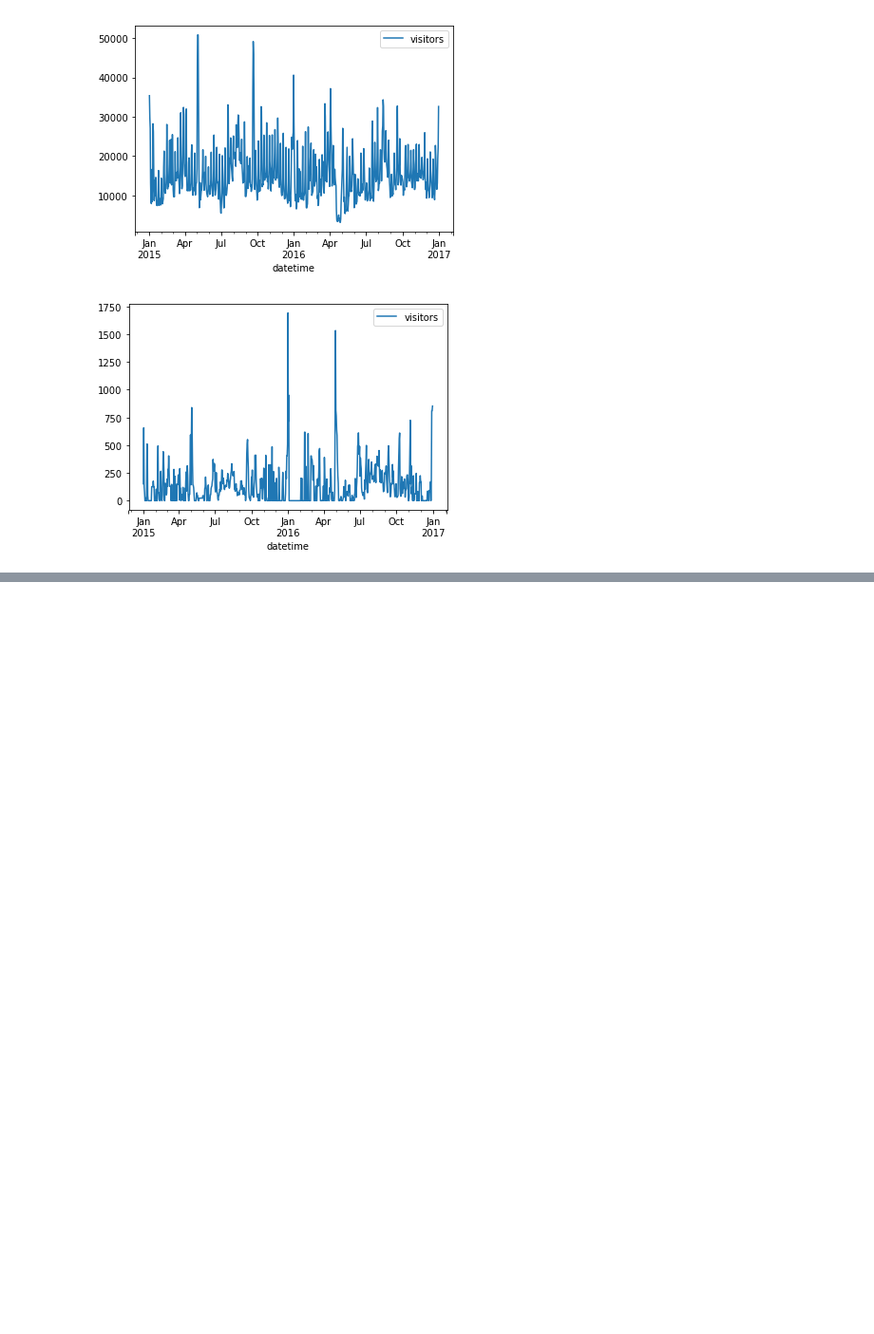
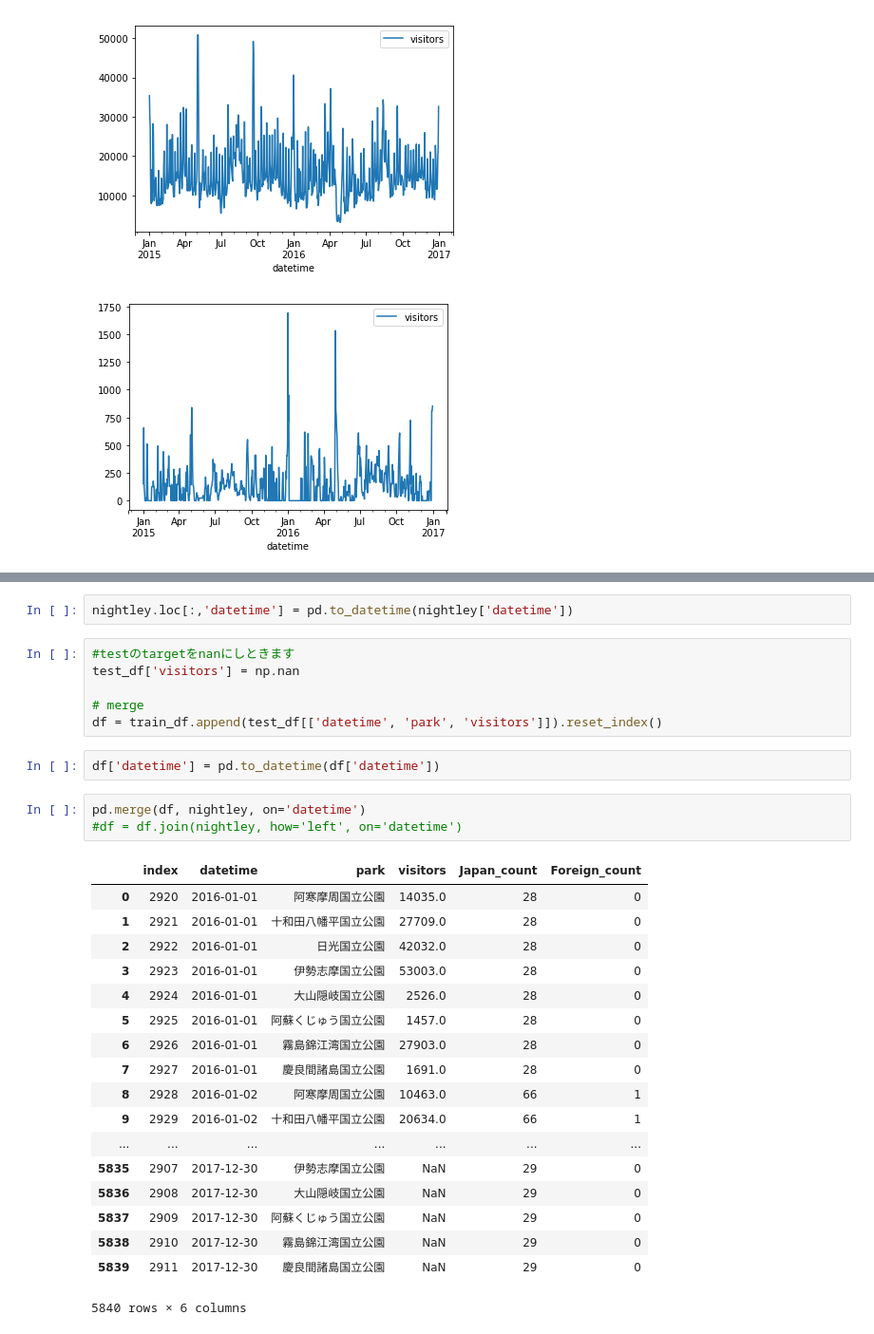
Before and after one commit to Hesene/National-Parks, a Jupyter notebook: src/EDA.ipynb, the cells around one changed output, grey strips where cells are left out. Shown: that part at 95% size. Cells and saved outputs as stored; diff of their text form; blank space fills up the shorter version.

```diff
--- a/src/EDA.ipynb
+++ b/src/EDA.ipynb
@@ -313,0 +379,32 @@ for park in parks:
+# %%
+nightley.loc[:,'datetime'] = pd.to_datetime(nightley['datetime'])
+# %%
+#testのtargetをnanにしときます
+test_df['visitors'] = np.nan
+
+# merge
+df = train_df.append(test_df[['datetime', 'park', 'visitors']]).reset_index()
+# %%
+df['datetime'] = pd.to_datetime(df['datetime'])
+# %%
+pd.merge(df, nightley, on='datetime')
+#df = df.join(nightley, how='left', on='datetime')
+# %% [output]
+|  | index | datetime | park | visitors | Japan_count | Foreign_count |
+| 0 | 2920 | 2016-01-01 | 阿寒摩周国立公園 | 14035.0 | 28 | 0 |
+| 1 | 2921 | 2016-01-01 | 十和田八幡平国立公園 | 27709.0 | 28 | 0 |
+| 2 | 2922 | 2016-01-01 | 日光国立公園 | 42032.0 | 28 | 0 |
+| 3 | 2923 | 2016-01-01 | 伊勢志摩国立公園 | 53003.0 | 28 | 0 |
+| 4 | 2924 | 2016-01-01 | 大山隠岐国立公園 | 2526.0 | 28 | 0 |
+| 5 | 2925 | 2016-01-01 | 阿蘇くじゅう国立公園 | 1457.0 | 28 | 0 |
+| 6 | 2926 | 2016-01-01 | 霧島錦江湾国立公園 | 27903.0 | 28 | 0 |
+| 7 | 2927 | 2016-01-01 | 慶良間諸島国立公園 | 1691.0 | 28 | 0 |
+| 8 | 2928 | 2016-01-02 | 阿寒摩周国立公園 | 10463.0 | 66 | 1 |
+| 9 | 2929 | 2016-01-02 | 十和田八幡平国立公園 | 20634.0 | 66 | 1 |
+| ... | ... | ... | ... | ... | ... | ... |
+| 5835 | 2907 | 2017-12-30 | 伊勢志摩国立公園 | NaN | 29 | 0 |
+| 5836 | 2908 | 2017-12-30 | 大山隠岐国立公園 | NaN | 29 | 0 |
+| 5837 | 2909 | 2017-12-30 | 阿蘇くじゅう国立公園 | NaN | 29 | 0 |
+| 5838 | 2910 | 2017-12-30 | 霧島錦江湾国立公園 | NaN | 29 | 0 |
+| 5839 | 2911 | 2017-12-30 | 慶良間諸島国立公園 | NaN | 29 | 0 |
+5840 rows × 6 columns
```
Also changed, not shown: parts of 8 cells of this notebook, 5 other files.
